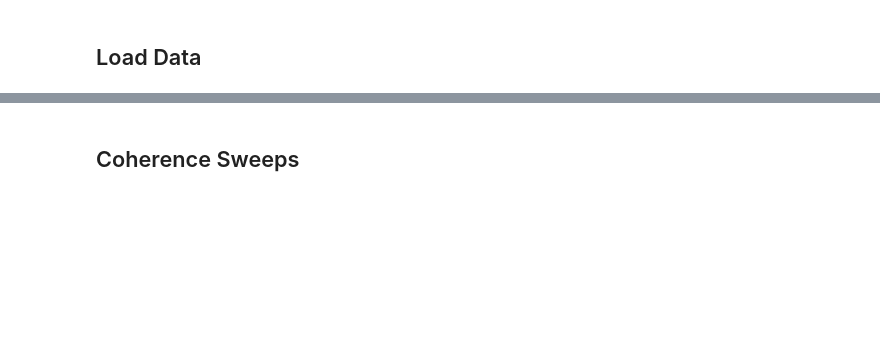
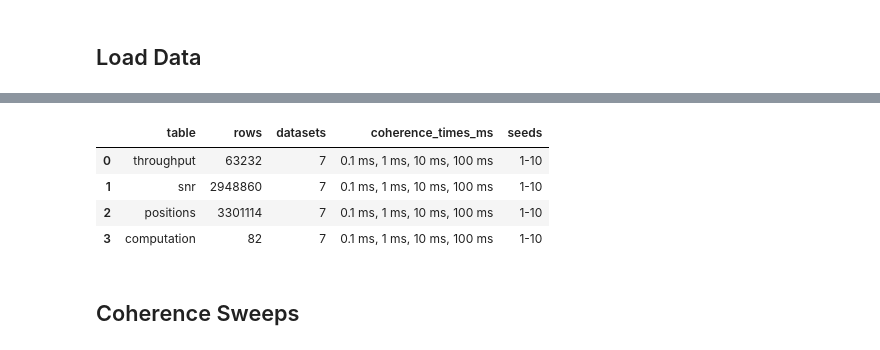
Before and after one commit to janzabel-tub/ns3sionna-research, a Jupyter notebook: examples/plot_notebook.ipynb, the cells around one changed output, grey strips where cells are left out. Saved outputs shown, nothing was run; the diff lists cells and outputs as text; code cells hidden in the pictures; blank space fills up the shorter version.

```diff
--- a/examples/plot_notebook.ipynb
+++ b/examples/plot_notebook.ipynb
@@ -62,10 +85,17 @@ current_data.summary()
 # %%
 server_data = load_performance_data(
     SERVER_DATASETS,
     coherence_times=COHERENCE_TIMES,
     seeds=SEEDS,
+    coherence_time_scale=COHERENCE_TIME_SCALE,
 )
 server_data.summary()
+# %% [output]
+|  | table | rows | datasets | coherence_times_ms | seeds |
+| 0 | throughput | 63232 | 7 | 0.1 ms, 1 ms, 10 ms, 100 ms | 1-10 |
+| 1 | snr | 2948860 | 7 | 0.1 ms, 1 ms, 10 ms, 100 ms | 1-10 |
+| 2 | positions | 3301114 | 7 | 0.1 ms, 1 ms, 10 ms, 100 ms | 1-10 |
+| 3 | computation | 82 | 7 | 0.1 ms, 1 ms, 10 ms, 100 ms | 1-10 |
 # %% [markdown]
 ## Coherence Sweeps
 # %%
```
Also changed, not shown: parts of 8 cells of this notebook, 2 other files.
